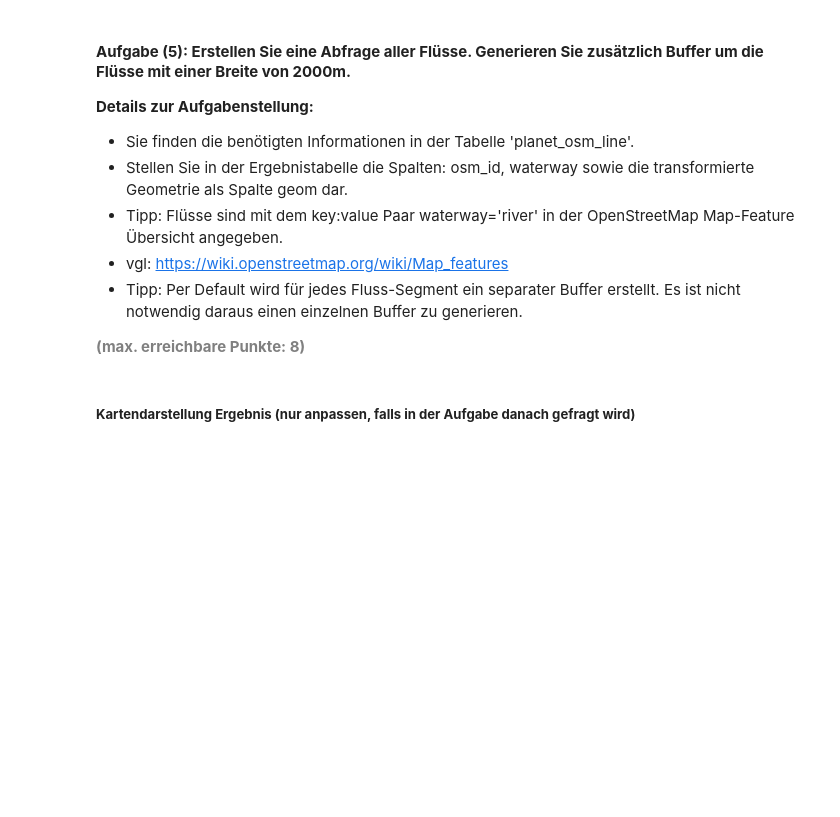
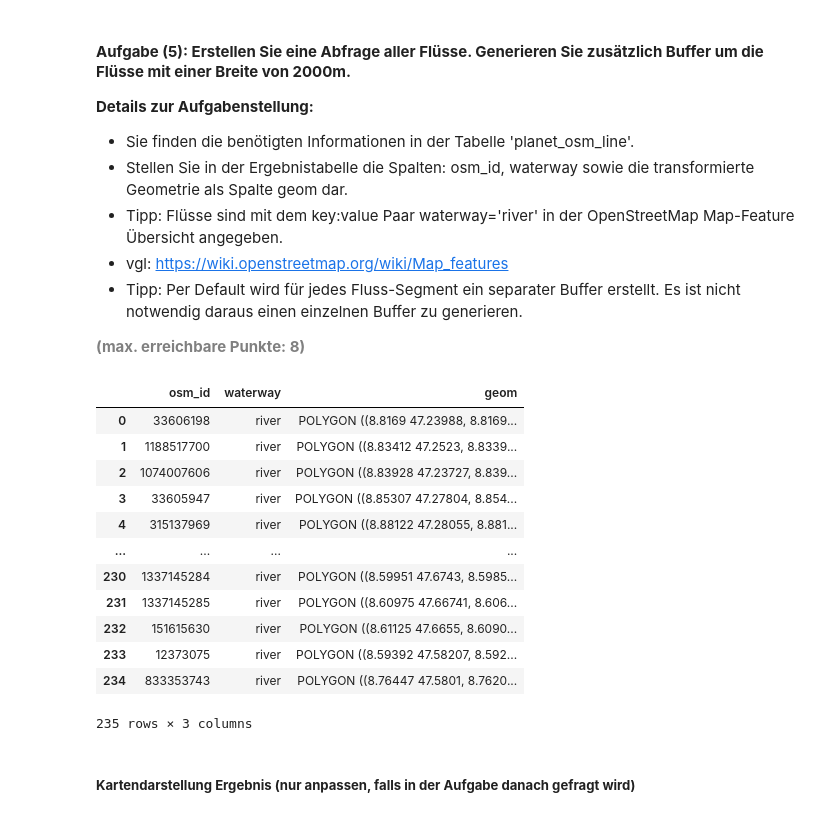
Before and after one commit to CarlsonBuma/zhaw-3-python_postgresql_postgis, a Jupyter notebook: ap3-raumliche_daten/AP03_Management_Raeumliche_Daten.ipynb, the cells around one changed output. Saved outputs shown, nothing was run; the diff lists cells and outputs as text; code cells hidden in the pictures; blank space fills up the shorter version.

```diff
--- a/ap3-raumliche_daten/AP03_Management_Raeumliche_Daten.ipynb
+++ b/ap3-raumliche_daten/AP03_Management_Raeumliche_Daten.ipynb
@@ -405,21 +463,51 @@ m
 # %%
 # Engine für Datenbankverbindung erstellen
 engine = create_engine(db_connection_url)
 
 # Ergänzen Sie die SQL-Abfrage, um die Aufgabe zu lösen
+# sql = """SELECT
+#             osm_id,
+#             waterway,
+#             st_transform(way::geometry, 3857) as geom
+#          FROM
+#             planet_osm_line
+#          WHERE
+#             waterway = 'river'
+#             AND st_buffer(way, 2000) IS NOT NULL
+#      ;"""
 sql = """SELECT
+            osm_id,
+            waterway,
+            st_transform(st_buffer((st_transform(way, 3857)), 2000), 4326) as geom
          FROM
+            planet_osm_line
          WHERE
+            waterway = 'river'
+            -- AND st_buffer(way, 2000) IS NOT NULL
      ;"""
 
 # Ergebnis in GeoDataFrame abspeichern
 gdf = gpd.GeoDataFrame.from_postgis(sql, engine)
 
 # Datenbankverbindung trennen
 engine.dispose()
 
 # Zeigen des GeoDataFrames
 gdf
+# %% [output]
+|  | osm_id | waterway | geom |
+| 0 | 33606198 | river | POLYGON ((8.8169 47.23988, 8.8169... |
+| 1 | 1188517700 | river | POLYGON ((8.83412 47.2523, 8.8339... |
+| 2 | 1074007606 | river | POLYGON ((8.83928 47.23727, 8.839... |
+| 3 | 33605947 | river | POLYGON ((8.85307 47.27804, 8.854... |
+| 4 | 315137969 | river | POLYGON ((8.88122 47.28055, 8.881... |
+| ... | ... | ... | ... |
+| 230 | 1337145284 | river | POLYGON ((8.59951 47.6743, 8.5985... |
+| 231 | 1337145285 | river | POLYGON ((8.60975 47.66741, 8.606... |
+| 232 | 151615630 | river | POLYGON ((8.61125 47.6655, 8.6090... |
+| 233 | 12373075 | river | POLYGON ((8.59392 47.58207, 8.592... |
+| 234 | 833353743 | river | POLYGON ((8.76447 47.5801, 8.7620... |
+235 rows × 3 columns
 # %% [markdown]
 ##### <b>Kartendarstellung Ergebnis (nur anpassen, falls in der Aufgabe danach gefragt wird)</b>
 # %%
```
Also changed, not shown: parts of 11 cells of this notebook, 3 other files.
